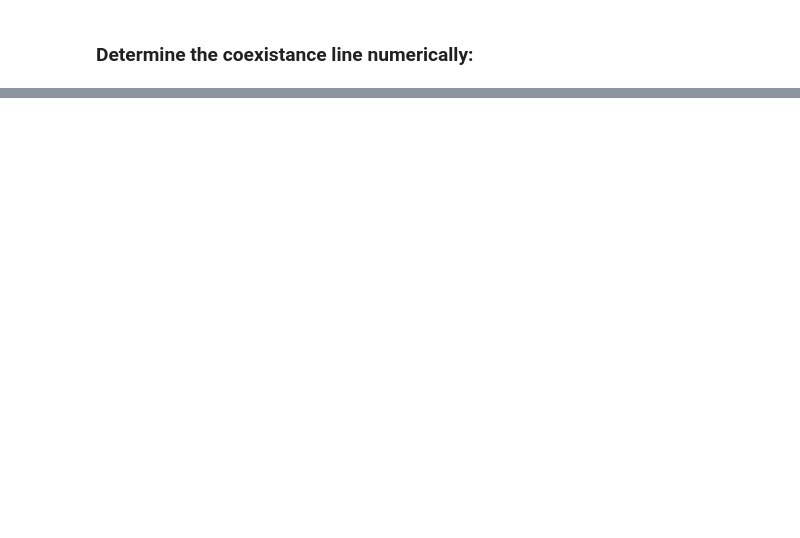
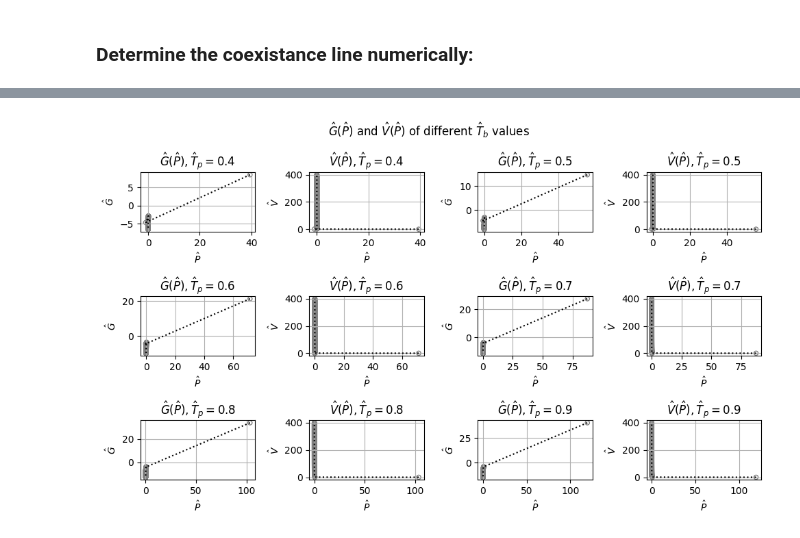
Before and after one commit to LassePladsen/FYS2160, a Jupyter notebook: Lab/Lab 2/numerical_work.ipynb, the cells around one changed output, grey strips where cells are left out. Cells and saved outputs as stored; diff of their text form; code cells hidden in the pictures; blank space fills up the shorter version.

```diff
--- a/Lab/Lab 2/numerical_work.ipynb
+++ b/Lab/Lab 2/numerical_work.ipynb
@@ -69,62 +69,62 @@ From the above plot we see that $G_l=G_g$ at around $\hat{G}=-4.08$ which happen
 # %%
+"""
+Created on 16.10.2023
+"""
+
+import numpy as np
+import matplotlib.pyplot as plt
+
+
 # Parameters
-T_hat_b_list = np.arange(0.3, 1.1, 0.1)  # boiling temperature
-V_hat = np.linspace(0.35, 4, 300)  # V_hat >=  1/3, otherwise we get ln(negative number) in G_hat.
-xlims = [
-    (-9, -5),
-    (-10, 0),
-    (-8, 0),
-    (-8, 1),
-    (-5, 2),
-    (-5, 5),
-    (-5, 8),
-    (-5, 10),
-]
-ylims = [
-    (-9.5, -9),
-    (-10, -5),
-    (-8, -5),
-    (-8, -5),
-    (-8, -5),
-    (-8, -5),
-    (-8, -5),
-    (-8, -5),
-]
+T_hat_b_list = np.arange(0.4, 1, 0.1)  # boiling temperature
+V_hat = np.linspace(0.35, 400, 500)  # V_hat >=  1/3, otherwise we get ln(negative number) in G_hat.
 
 # Plotting parameters
 scatter_size = 20
 scatter_color = "gray"
 plot_marker = "k:"
-nrows = 2
+nrows = 3
 ncols = 4
 fig, axs = plt.subplots(nrows, ncols, figsize=(10, 6))
-fig.suptitle("$\hat{G}(\hat{P})$ of different $\hat{T}_b$ values")
+fig.suptitle("$\hat{G}(\hat{P})$ and $\hat{V}(\hat{P})$ of different $\hat{T}_b$ values")
 
 i = 0
 j = 0
 for k, T_hat_b in enumerate(T_hat_b_list):
     if j >= ncols:
         i += 1
         j = 0
 
     # Expressions
     P_hat = 8 * T_hat_b / (3 * V_hat - 1) - 3 / V_hat**2
     G_hat = -8 / 3 * T_hat_b * np.log(3 * V_hat - 1) - 3 / V_hat + P_hat * V_hat
 
     # Plot G_hat(P_hat):
-    axs[i, j].scatter(P_hat, G_hat, scatter_size, color=scatter_color, facecolors="none")
-    axs[i, j].plot(P_hat, G_hat, plot_marker)
-    axs[i, j].set_xlabel("$\hat{P}$")
-    axs[i, j].set_ylabel("$\hat{G}$")
-    axs[i, j].set_title("$\hat{T}_p=$" + f"{T_hat_b:.1f}")
-    # x0, x1 = xlims[k]
-    # y0, y1 = ylims[k]
-    # axs[i, j].set_xlim(x0, x1)
-    # axs[i, j].set_ylim(y0, y1)
-    # axs[i, j].xaxis.set_minor_locator(MultipleLocator(0.05))  # set minor grid xticks
-    # axs[i, j].yaxis.set_minor_locator(MultipleLocator(0.05))  # set minor grid yticks
-    axs[i, j].grid(True, which="both")
+    ax1 = axs[i, j]
+    ax1.scatter(P_hat, G_hat, scatter_size, color=scatter_color, facecolors="none")
+    ax1.plot(P_hat, G_hat, plot_marker)
+    ax1.set_title("$\hat{G}(\hat{P}), \hat{T}_p=$" + f"{T_hat_b:.1f}")
+    ax1.set_xlabel("$\hat{P}$")
+    ax1.set_ylabel("$\hat{G}$")
+    ax1.grid(True)
+
+    j += 1
+    if j >= ncols:
+        i += 1
+        j = 0
+
+    # Plot V_hat(P_hat):
+    ax2 = axs[i, j]
+    ax2.scatter(P_hat, V_hat, scatter_size, color=scatter_color, facecolors="none")
+    ax2.plot(P_hat, V_hat, plot_marker)
+    ax2.set_title("$\hat{V}(\hat{P}), \hat{T}_p=$" + f"{T_hat_b:.1f}")
+    ax2.set_xlabel("$\hat{P}$")
+    ax2.set_ylabel("$\hat{V}$")
+    ax2.grid(True)
 
     j += 1
 
 plt.tight_layout()
+plt.show()
+# %% [output]
+[figure, added]
```
Also changed, not shown: parts of 6 cells of this notebook, 1 other file.
